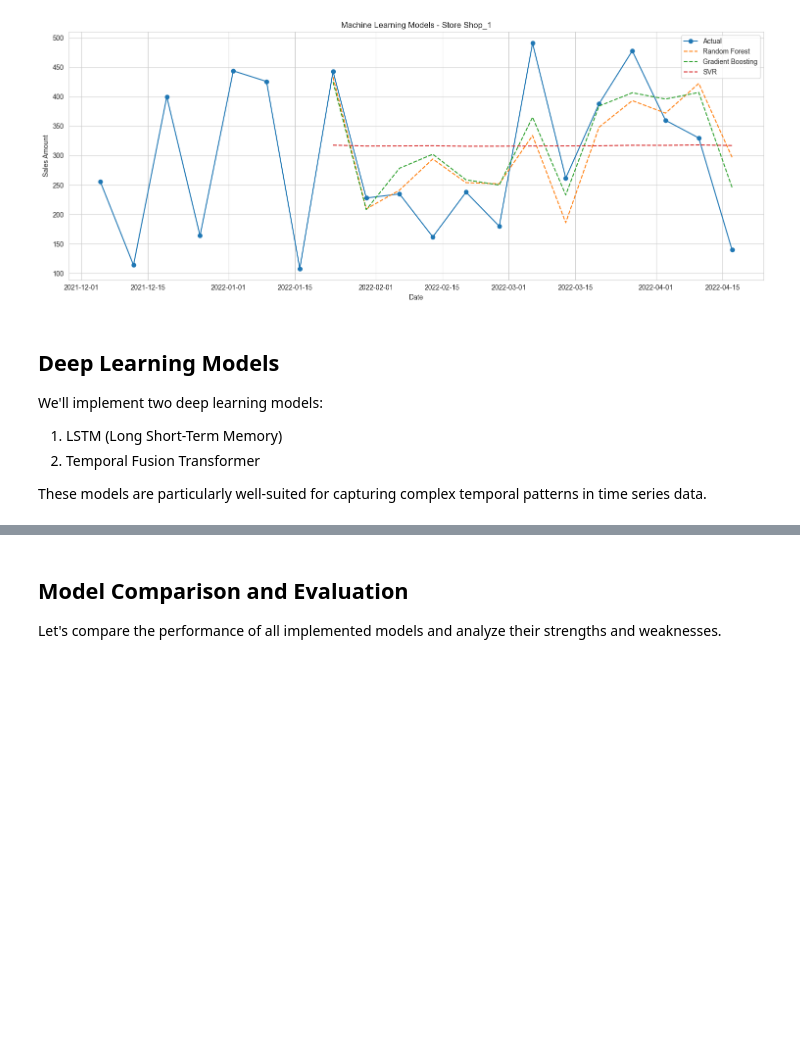
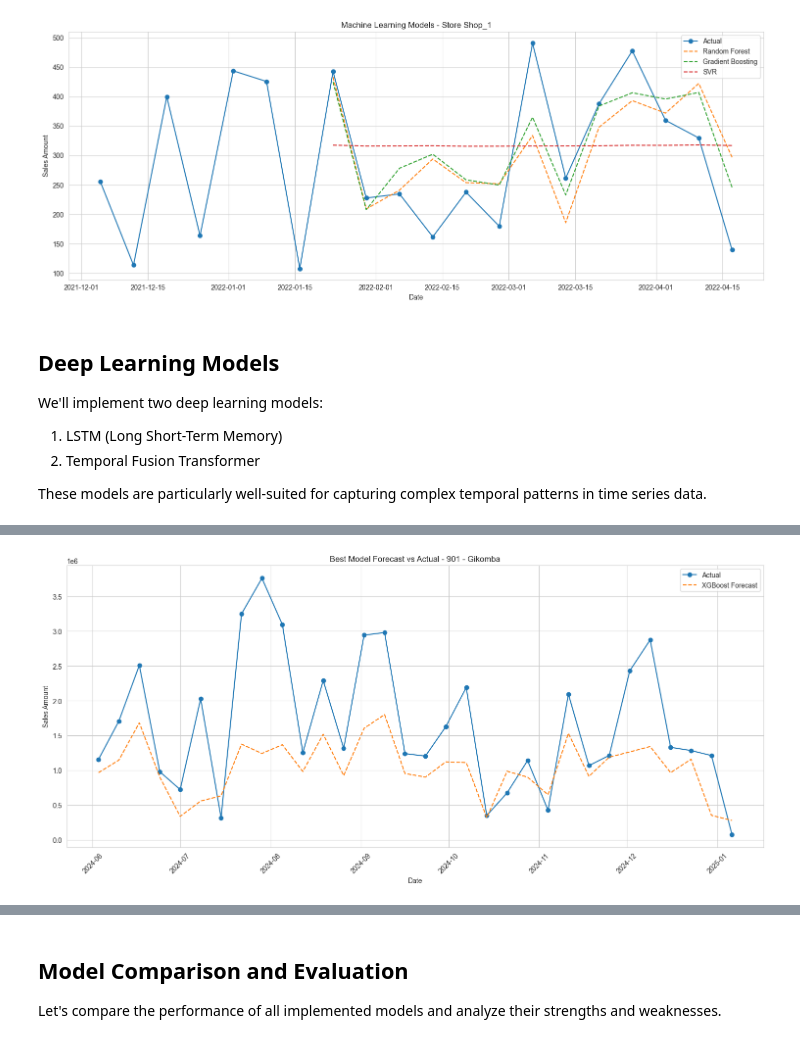
Before and after one commit to Kate-Maina/Group-2-Capstone-Project, a Jupyter notebook: index.ipynb, the cells around one changed output, grey strips where cells are left out. Saved outputs shown, nothing was run; the diff lists cells and outputs as text; code cells hidden in the pictures; blank space fills up the shorter version.

```diff
--- a/index.ipynb
+++ b/index.ipynb
@@ -1754,5 +1756,7 @@ R2: -0.0356
 # %%
-# Import required libraries if not already imported
+# ------------------------------
+# Imports
+# ------------------------------
 import pandas as pd
 import numpy as np
 import matplotlib.pyplot as plt
@@ -1763,24 +1767,27 @@ import xgboost as xgb
 import warnings
 warnings.filterwarnings('ignore')
 
-# Create data preprocessing pipeline if not already done
+# ------------------------------
+# Load and preprocess data
+# ------------------------------
+df = pd.read_csv('data/Thrift_Company_Sales_Clean.csv')
+df['Date'] = pd.to_datetime(df['Date'])
+
+# Aggregate to weekly sales per shop
+weekly_sales = df.groupby(['Shop', pd.Grouper(key='Date', freq='W-MON')])['Amount'].sum().reset_index()
+weekly_sales_pivot = weekly_sales.pivot(index='Date', columns='Shop', values='Amount')
+
+# Fill missing values
+weekly_sales_filled = weekly_sales_pivot.ffill().bfill()
+
+# Train/test split
 if 'train_data' not in locals() or 'test_data' not in locals():
-    # Read and prepare the data
-    df = pd.read_csv('data/Thrift_Company_Sales_Clean.csv')
-    df['Date'] = pd.to_datetime(df['Date'])
-
-    # Create weekly sales data
-    weekly_sales = df.groupby(['Shop', pd.Grouper(key='Date', freq='W-MON')])['Amount'].sum().reset_index()
-    weekly_sales_pivot = weekly_sales.pivot(index='Date', columns='Shop', values='Amount')
-
-    # Handle missing values and create features
-    weekly_sales_filled = weekly_sales_pivot.ffill().bfill()
-
-    # Split into train and test
     train_data = weekly_sales_filled[:-12]
     test_data = weekly_sales_filled[-12:]
 
-# Initialize dictionaries to store all model results
+# ------------------------------
+# Initialize model results storage
+# ------------------------------
 model_results = {
     'naive': {},
     'seasonal_naive': {},
@@ -1790,78 +1797,81 @@ model_results = {
     'xgb': {}
 }
 
-# Function to calculate metrics
+# ------------------------------
+# Metrics function
+# ------------------------------
 def calculate_metrics(y_true, y_pred):
     mae = np.mean(np.abs(y_true - y_pred))
     rmse = np.sqrt(np.mean((y_true - y_pred) ** 2))
     mape = np.mean(np.abs((y_true - y_pred) / y_true)) * 100
     return {'MAE': mae, 'RMSE': rmse, 'MAPE': mape}
 
-# Function to prepare features for ML models
+# ------------------------------
+# Feature preparation function
+# ------------------------------
 def prepare_features(data, target_shop):
-    features = pd.DataFrame()
+    features = pd.DataFrame(index=data.index)
     features['Year'] = data.index.year
     features['Month'] = data.index.month
     features['Week'] = data.index.isocalendar().week
 
-    # Add lag features
+    # Lag features
     features[f'{target_shop}_lag1'] = data[target_shop].shift(1)
     features[f'{target_shop}_lag2'] = data[target_shop].shift(2)
     features[f'{target_shop}_lag4'] = data[target_shop].shift(4)
 
-    # Add rolling mean features
-    features[f'{target_shop}_roll_mean_4w'] = data[target_shop].rolling(window=4).mean()
-    features[f'{target_shop}_roll_mean_8w'] = data[target_shop].rolling(window=8).mean()
+    # Rolling mean features
+    features[f'{target_shop}_roll_mean_4w'] = data[target_shop].rolling(4).mean()
+    features[f'{target_shop}_roll_mean_8w'] = data[target_shop].rolling(8).mean()
 
-    # Add other shops' data
+    # Include other shops' data
     for shop in data.columns:
         if shop != target_shop:
             features[shop] = data[shop]
 
     return features.fillna(method='ffill').fillna(method='bfill')
 
-# Test models on first 3 shops
+# ------------------------------
+# Model training and evaluation
+# ------------------------------
 for shop in weekly_sales_pivot.columns[:3]:
     print(f"\nProcessing models for {shop}")
-
     try:
-        # 1. Baseline Models
+        # ----- Baseline Models -----
         # Naive forecast
         naive_forecast = test_data[shop].shift(1).fillna(train_data[shop].iloc[-1])
         model_results['naive'][shop] = calculate_metrics(test_data[shop], naive_forecast)
 
-        # Seasonal naive forecast (using same week from previous year)
+        # Seasonal naive forecast (same week previous year)
         if len(train_data) >= 52:
             seasonal_naive_forecast = train_data[shop].iloc[-52:-52+len(test_data)].values
             model_results['seasonal_naive'][shop] = calculate_metrics(test_data[shop], seasonal_naive_forecast)
 
         # Average forecast (4-week moving average)
-        ma_forecast = train_data[shop].rolling(window=4).mean().iloc[-1]
+        ma_forecast = train_data[shop].rolling(4).mean().iloc[-1]
         ma_forecast = np.repeat(ma_forecast, len(test_data))
         model_results['average'][shop] = calculate_metrics(test_data[shop], ma_forecast)
 
-        # 2. SARIMA Model
+        # ----- SARIMA Model -----
         try:
             sarima = SARIMAX(train_data[shop],
-                           order=(1, 1, 1),
-                           seasonal_order=(1, 1, 1, 52),
-                           enforce_stationarity=False,
-                           enforce_invertibility=False)
+                             order=(1, 1, 1),
+                             seasonal_order=(1, 1, 1, 52),
+                             enforce_stationarity=False,
+                             enforce_invertibility=False)
             sarima_fit = sarima.fit(disp=False)
             sarima_forecast = sarima_fit.forecast(len(test_data))
             model_results['sarima'][shop] = calculate_metrics(test_data[shop], sarima_forecast)
-        except:
-            print(f"SARIMA failed for {shop}")
+        except Exception as e:
+            print(f"SARIMA failed for {shop}: {e}")
             model_results['sarima'][shop] = None
 
-        # 3. Machine Learning Models
-        # Prepare features
+        # ----- Machine Learning Models -----
         X_train = prepare_features(train_data, shop)
         y_train = train_data[shop]
         X_test = prepare_features(test_data, shop)
         y_test = test_data[shop]
 
-        # Scale features
         scaler = StandardScaler()
         X_train_scaled = scaler.fit_transform(X_train)
         X_test_scaled = scaler.transform(X_test)
@@ -1879,10 +1889,12 @@ for shop in weekly_sales_pivot.columns[:3]:
         model_results['xgb'][shop] = calculate_metrics(y_test, xgb_pred)
 
     except Exception as e:
-        print(f"Error processing {shop}: {str(e)}")
+        print(f"Error processing {shop}: {e}")
         continue
 
-# Create comparison DataFrame
+# ------------------------------
+# Compile comparison dataframe
+# ------------------------------
 comparison_df = pd.DataFrame(columns=['Shop', 'Model', 'MAE', 'RMSE', 'MAPE'])
 
 for shop in model_results['naive'].keys():
@@ -1896,14 +1908,16 @@ for shop in model_results['naive'].keys():
                 'MAPE': [results[shop]['MAPE']]
             })], ignore_index=True)
 
-# Display results for each shop
+# ------------------------------
+# Display results and plots
+# ------------------------------
 print("\nFinal Model Comparison (sorted by MAE for each shop):")
 for shop in weekly_sales_pivot.columns[:3]:
     print(f"\n{shop}:")
     shop_results = comparison_df[comparison_df['Shop'] == shop].sort_values('MAE')
     print(shop_results.to_string(index=False))
 
-    # Plot predictions vs actual for the best model
+    # Plot actual vs best model
     plt.figure(figsize=(15, 7))
     plt.plot(test_data.index, test_data[shop], label='Actual', marker='o')
 
@@ -1935,0 +1966 @@ NameError: name 'weekly_sales_pivot' is not defined
+[figure, added]
```
Also changed, not shown: parts of 21 cells of this notebook.
